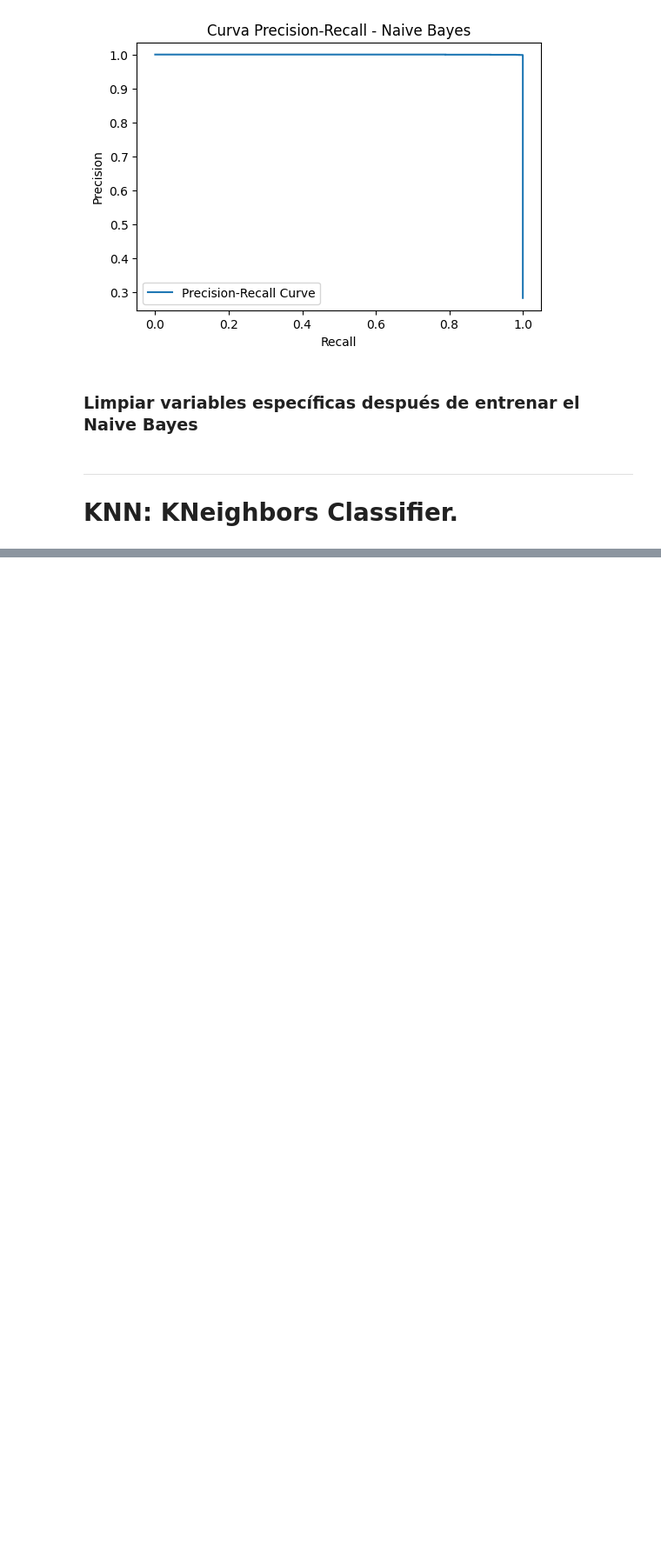
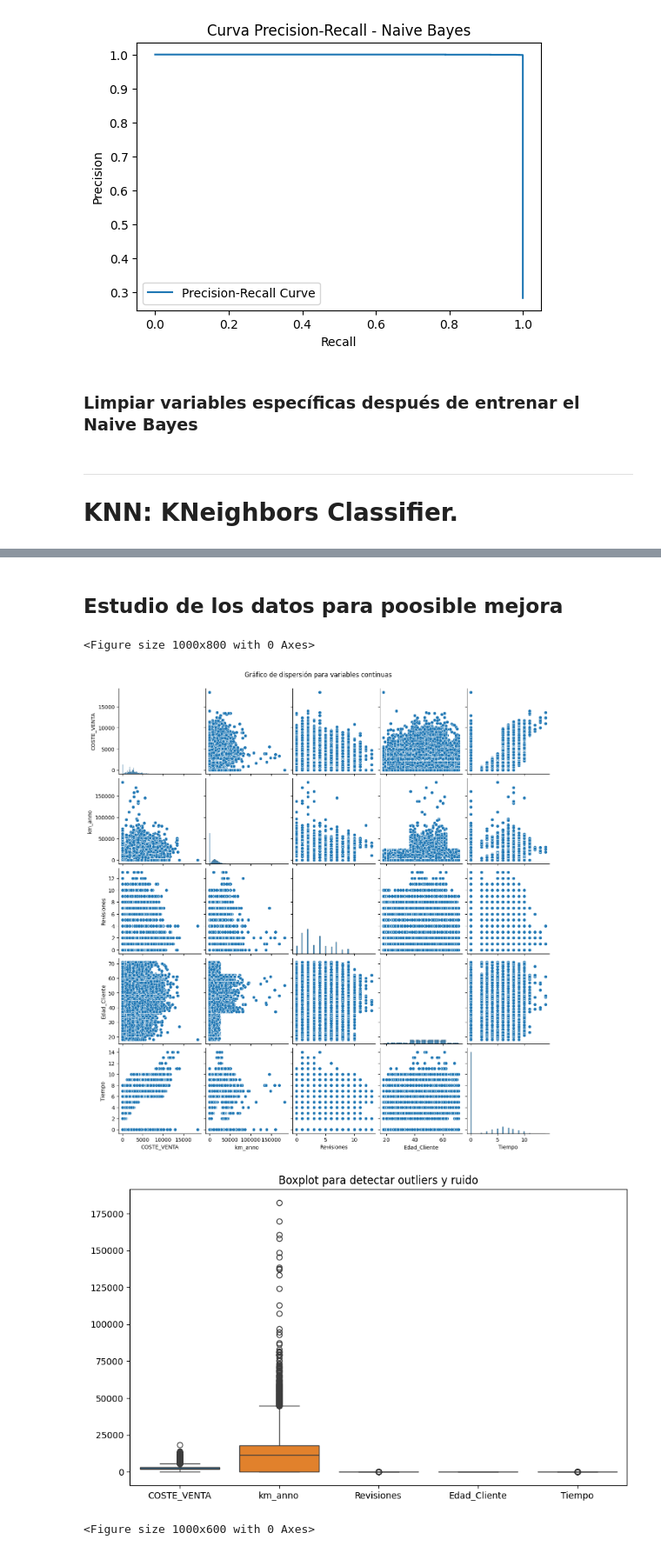
Before and after one commit to alejandromtnz/Purchase-Propensity-Model, a Jupyter notebook: ejemplo_itera.ipynb, the cells around one changed output, grey strips where cells are left out. Shown at 87% size. Drawn from its saved outputs; the diff is of its cells as text; code cells hidden in the pictures; blank space fills up the shorter version.

```diff
--- a/ejemplo_itera.ipynb
+++ b/ejemplo_itera.ipynb
@@ -837,0 +1306,28 @@ del X_train, X_test, y_train, y_test, model_nb, y_pred_nb  # Elimina variables e
+# %% [markdown]
+## Estudio de los datos para poosible mejora
+# %%
+# Primero, seleccionamos solo las columnas numéricas para analizar las variables continuas
+data_numeric = data.select_dtypes(include=['number'])
+
+# Gráfico de dispersión (pairplot) para visualizar relaciones entre variables continuas
+plt.figure(figsize=(10, 8))
+sns.pairplot(data_numeric)
+plt.suptitle("Gráfico de dispersión para variables continuas", y=1.02)
+plt.show()
+
+# Boxplot para detectar outliers o ruido en las variables continuas
+plt.figure(figsize=(10, 6))
+sns.boxplot(data=data_numeric)
+plt.title("Boxplot para detectar outliers y ruido")
+plt.show()
+
+# Histograma para ver la distribución de las variables continuas
+plt.figure(figsize=(10, 6))
+data_numeric.hist(bins=30, figsize=(15,10))
+plt.suptitle("Histograma de las variables continuas")
+plt.show()
+# %% [output]
+<Figure size 1000x800 with 0 Axes>
+[figure, added]
+[figure, added]
+<Figure size 1000x600 with 0 Axes>
```
Also changed, not shown: parts of 29 cells of this notebook, 1 other file.
